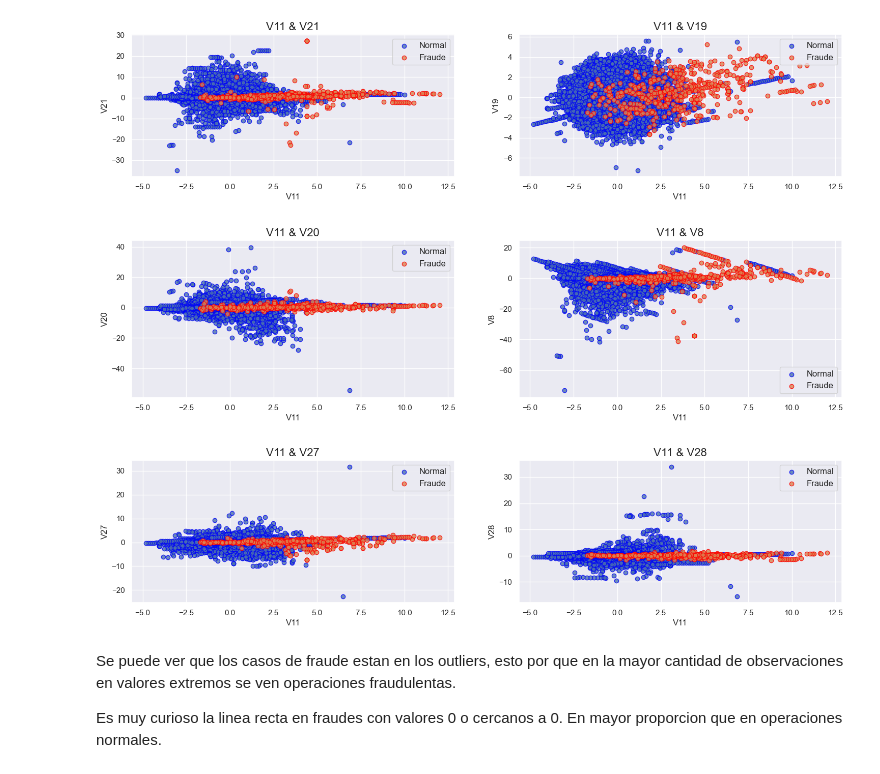
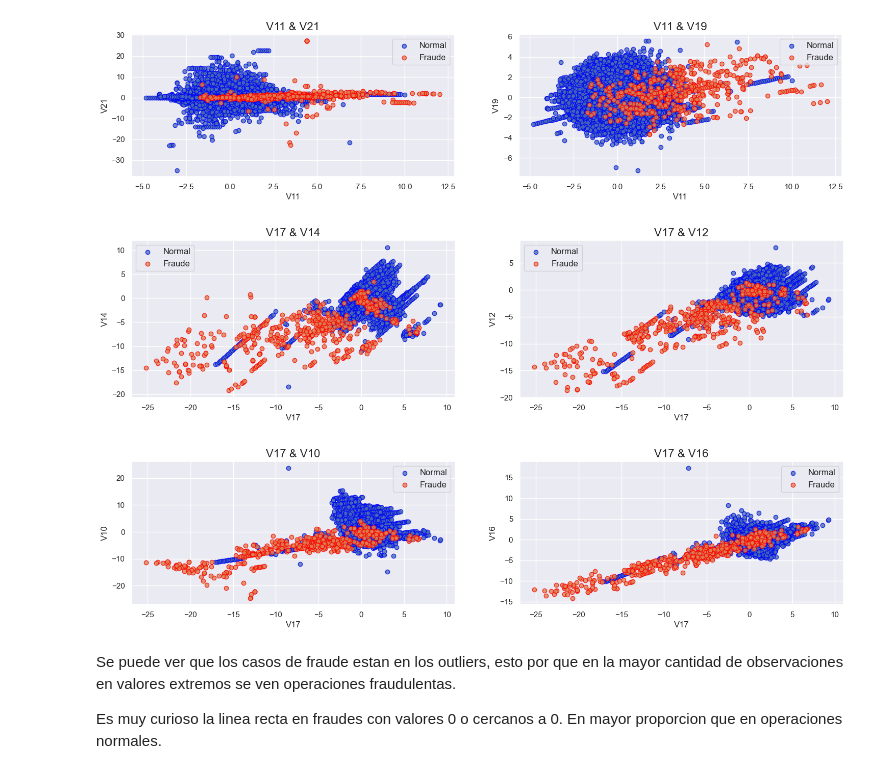
Before and after one commit to RodrigoLarroca/MachineLearning_Inicios, a Jupyter notebook: Deteccion_fraude_deeplerningtensorflow.ipynb, the cells around one changed output. Drawn from its saved outputs; the diff is of its cells as text; code cells hidden in the pictures.

```diff
--- a/Deteccion_fraude_deeplerningtensorflow.ipynb
+++ b/Deteccion_fraude_deeplerningtensorflow.ipynb
@@ -235,45 +236,45 @@ plt.show()
 # %%
 #V11 & V20
 plt.figure(figsize=(18,4))
 plt.subplot(121)
-plt.scatter(df_normal['V11'], df_normal['V20'], edgecolor='#0104F8', alpha=0.8, label= 'Normal')
-plt.scatter(df_fraude['V11'], df_fraude['V20'], edgecolor='#FC0202', alpha=0.8, label= 'Fraude')
+plt.scatter(df_normal['V17'], df_normal['V14'], edgecolor='#0104F8', alpha=0.8, label= 'Normal')
+plt.scatter(df_fraude['V17'], df_fraude['V14'], edgecolor='#FC0202', alpha=0.8, label= 'Fraude')
 plt.legend(loc='best', fontsize=12)
-plt.title('V11 & V20', fontsize=16)
-plt.ylabel('V20', fontsize=12)
-plt.xlabel('V11', fontsize=12)
+plt.title('V17 & V14', fontsize=16)
+plt.ylabel('V14', fontsize=12)
+plt.xlabel('V17', fontsize=12)
 
 #V11 & V8
 plt.subplot(122)
-plt.scatter(df_normal['V11'], df_normal['V8'], edgecolor='#0104F8', alpha=0.8, label= 'Normal')
-plt.scatter(df_fraude['V11'], df_fraude['V8'], edgecolor='#FC0202', alpha=0.8, label= 'Fraude')
+plt.scatter(df_normal['V17'], df_normal['V12'], edgecolor='#0104F8', alpha=0.8, label= 'Normal')
+plt.scatter(df_fraude['V17'], df_fraude['V12'], edgecolor='#FC0202', alpha=0.8, label= 'Fraude')
 plt.legend(loc='best', fontsize=12)
-plt.title('V11 & V8', fontsize=16)
-plt.ylabel('V8', fontsize=12)
-plt.xlabel('V11', fontsize=12)
+plt.title('V17 & V12', fontsize=16)
+plt.ylabel('V12', fontsize=12)
+plt.xlabel('V17', fontsize=12)
 
 #V11 & V27
 plt.figure(figsize=(18,8))
 plt.subplot(221)
-plt.scatter(df_normal['V11'], df_normal['V27'], edgecolor='#0104F8', alpha=0.8, label= 'Normal')
-plt.scatter(df_fraude['V11'], df_fraude['V27'], edgecolor='#FC0202', alpha=0.8, label= 'Fraude')
+plt.scatter(df_normal['V17'], df_normal['V10'], edgecolor='#0104F8', alpha=0.8, label= 'Normal')
+plt.scatter(df_fraude['V17'], df_fraude['V10'], edgecolor='#FC0202', alpha=0.8, label= 'Fraude')
 plt.legend(loc='best', fontsize=12)
-plt.title('V11 & V27', fontsize=16)
-plt.ylabel('V27', fontsize=12)
-plt.xlabel('V11', fontsize=12)
+plt.title('V17 & V10', fontsize=16)
+plt.ylabel('V10', fontsize=12)
+plt.xlabel('V17', fontsize=12)
 
 #V11 & V28
 plt.subplot(222)
-plt.scatter(df_normal['V11'], df_normal['V28'], edgecolor='#0104F8', alpha=0.8, label= 'Normal')
-plt.scatter(df_fraude['V11'], df_fraude['V28'], edgecolor='#FC0202', alpha=0.8, label= 'Fraude')
+plt.scatter(df_normal['V17'], df_normal['V16'], edgecolor='#0104F8', alpha=0.8, label= 'Normal')
+plt.scatter(df_fraude['V17'], df_fraude['V16'], edgecolor='#FC0202', alpha=0.8, label= 'Fraude')
 plt.legend(loc='best', fontsize=12)
-plt.title('V11 & V28', fontsize=16)
-plt.ylabel('V28', fontsize=12)
-plt.xlabel('V11', fontsize=12)
+plt.title('V17 & V16', fontsize=16)
+plt.ylabel('V16', fontsize=12)
+plt.xlabel('V17', fontsize=12)
 plt.show()
 # %% [output]
-[figure, old version]
+[figure, new version]
-[figure, old version]
+[figure, new version]
 # %% [markdown]
 Se puede ver que los casos de fraude estan en los outliers, esto por que en la mayor cantidad de observaciones en valores extremos se ven operaciones fraudulentas.
 
```
Also changed, not shown: parts of 1 cell of this notebook.
